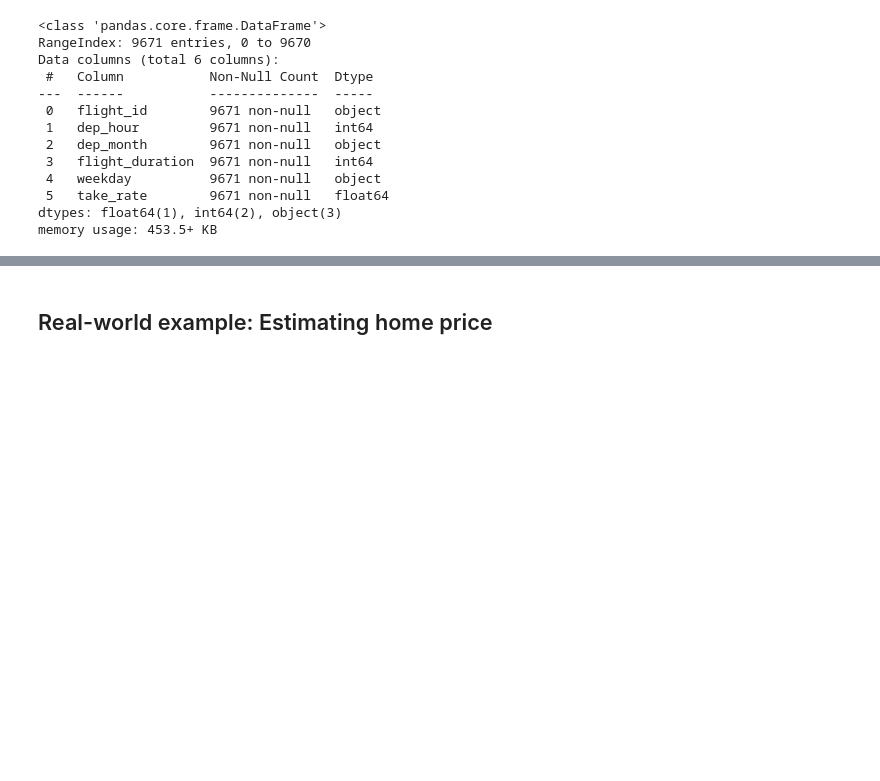
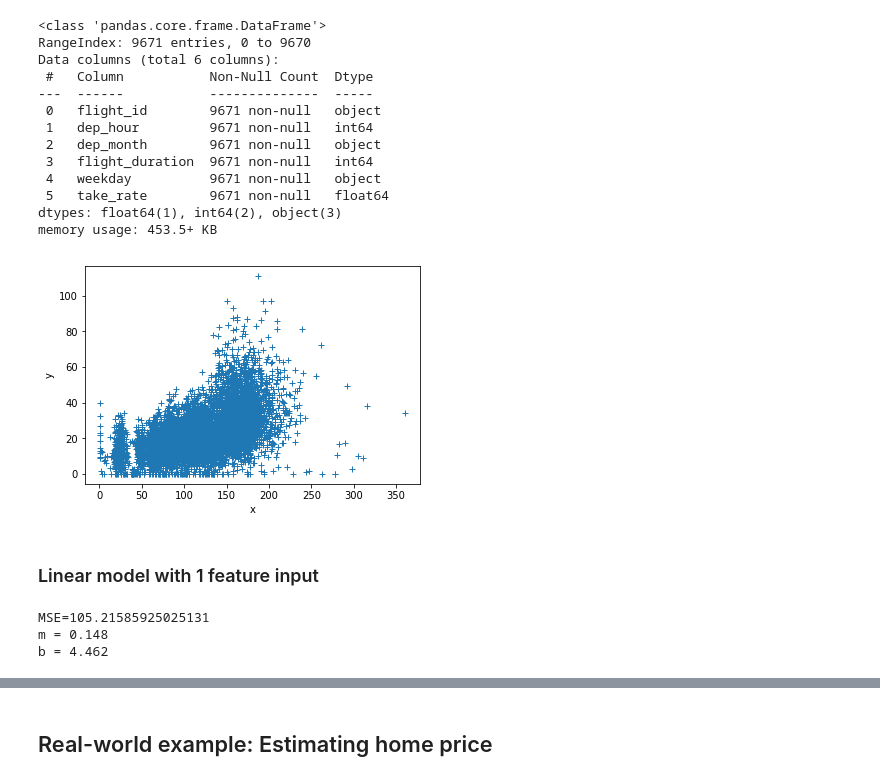
Before and after one commit to muell149/data_analysis2020, a Jupyter notebook: session2/session2.ipynb, the cells around one changed output, grey strips where cells are left out. Saved outputs shown, nothing was run; the diff lists cells and outputs as text; code cells hidden in the pictures; blank space fills up the shorter version.

```diff
--- a/session2/session2.ipynb
+++ b/session2/session2.ipynb
@@ -274,3 +274,44 @@ Data columns (total 6 columns):
  5   take_rate        9671 non-null   float64
 dtypes: float64(1), int64(2), object(3)
 memory usage: 453.5+ KB
+# %%
+plt.plot(a220_data.flight_duration,a220_data.take_rate,'+')
+plt.ylabel('y')
+plt.xlabel('x')
+plt.show()
+# %% [output]
+[figure, added]
+# %% [markdown]
+### Linear model with 1 feature input
+# %%
+#define train and test sets
+X_train, X_test, y_train, y_test = train_test_split(a220_data.flight_duration, a220_data.take_rate, test_size=0.2,random_state=123)
+
+x_train = np.array(X_train).reshape(-1, 1)
+y_train = np.array(y_train).reshape(-1, 1)
+
+#load model
+Fprime = LinearRegression()
+#train model
+Fprime.fit(x_train, y_train)
+
+#how far off are the predicted values from the actual values?
+yprime = Fprime.predict(np.array(X_test).reshape(-1,1))
+y = np.array(y_test).reshape(-1,1)
+
+my_mse = mean_squared_error(y, yprime)
+
+print('MSE={}'.format(my_mse))
+
+#get training parameters from fit
+b = Fprime.intercept_
+m = Fprime.coef_
+
+m = float(m.flatten()[0])
+b = float(b.flatten()[0])
+print('m =',round(m,3))
+print('b =',round(b,3))
+# %% [output]
+MSE=105.21585925025131
+m = 0.148
+b = 4.462
```
Also changed, not shown: parts of 49 cells of this notebook.
